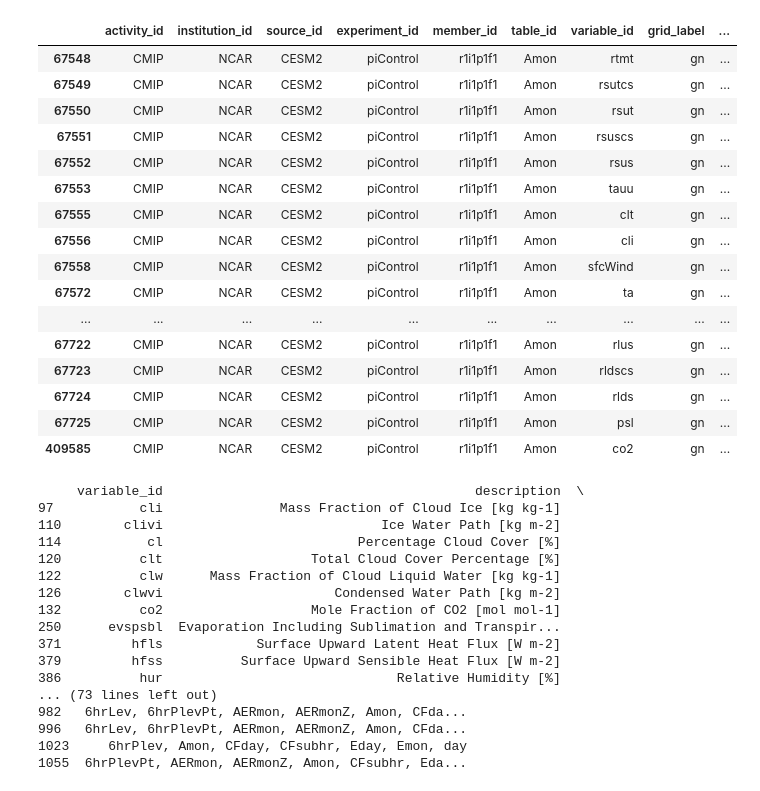
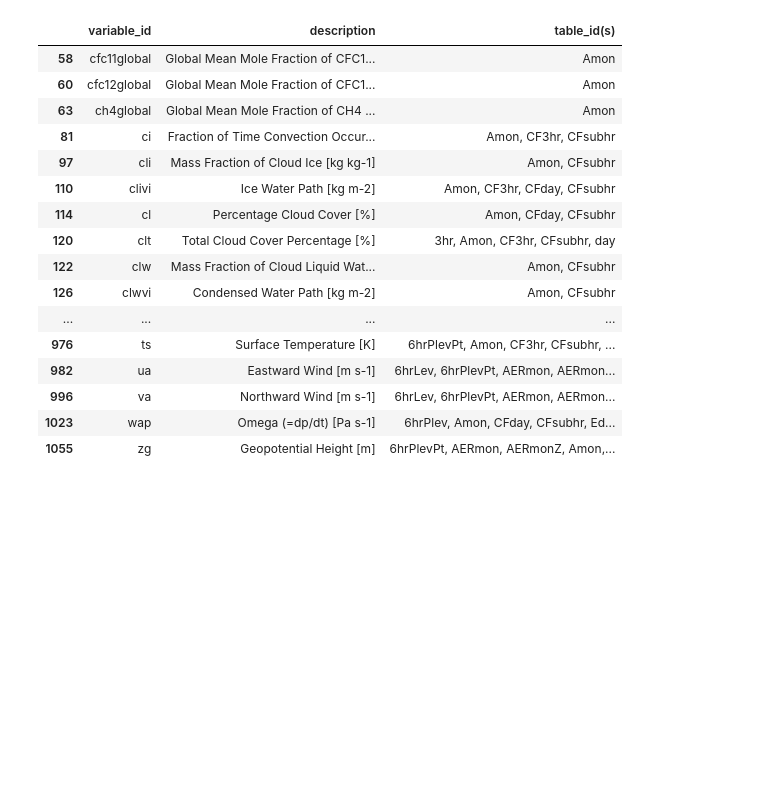
Before and after one commit to TimZzm/Graduate_research, a Jupyter notebook: DataFrame_Filter.ipynb, the cells around one changed output. Drawn from its saved outputs; the diff is of its cells as text; code cells hidden in the pictures; blank space fills up the shorter version.

```diff
--- a/DataFrame_Filter.ipynb
+++ b/DataFrame_Filter.ipynb
@@ -13,6 +13,10 @@ import requests
 import aiohttp
 import nc_time_axis
 import cftime
+# %%
+pd.set_option('display.max_columns', None)
+pd.set_option('display.max_rows', None)
+pd.set_option('display.width', None)
 # %%
 %matplotlib inline
 %config InlineBackend.figure_format = 'retina'
@@ -30,47 +34,32 @@ df.head()
 | 4 | HighResMIP | CMCC | CMCC-CM2-HR4 | highresSST-present | r1i1p1f1 | Amon | psl | gn | ... |
 # %%
 # df_ta_ncar = df.query("activity_id=='CMIP' & table_id == 'Amon' &  source_id == 'CESM2' & variable_id == 'tas'  & institution_id == 'NCAR'")
-df_ta_ncar = df.query("experiment_id == 'piControl' & table_id == 'Amon' &  source_id == 'CESM2' & activity_id=='CMIP' & institution_id == 'NCAR'")
+df_ta_ncar = df.query("experiment_id == 'historical' & table_id =='Amon' & source_id == 'CESM2' & activity_id=='CMIP' & institution_id == 'NCAR'")
 vars_here = df_ta_ncar["variable_id"].copy()
 # df_ta_ncar.experiment_id.unique()
-display(df_ta_ncar)
+
+#display(df_ta_ncar)
+
 # display(vars_here)
-print(var_df[var_df["variable_id"].isin(vars_here)])
+display(var_df[var_df["variable_id"].isin(vars_here)])
 # %% [output]
-|  | activity_id | institution_id | source_id | experiment_id | member_id | table_id | variable_id | grid_label | ... |
-| 67548 | CMIP | NCAR | CESM2 | piControl | r1i1p1f1 | Amon | rtmt | gn | ... |
-| 67549 | CMIP | NCAR | CESM2 | piControl | r1i1p1f1 | Amon | rsutcs | gn | ... |
-| 67550 | CMIP | NCAR | CESM2 | piControl | r1i1p1f1 | Amon | rsut | gn | ... |
-| 67551 | CMIP | NCAR | CESM2 | piControl | r1i1p1f1 | Amon | rsuscs | gn | ... |
-| 67552 | CMIP | NCAR | CESM2 | piControl | r1i1p1f1 | Amon | rsus | gn | ... |
-| 67553 | CMIP | NCAR | CESM2 | piControl | r1i1p1f1 | Amon | tauu | gn | ... |
-| 67555 | CMIP | NCAR | CESM2 | piControl | r1i1p1f1 | Amon | clt | gn | ... |
-| 67556 | CMIP | NCAR | CESM2 | piControl | r1i1p1f1 | Amon | cli | gn | ... |
-| 67558 | CMIP | NCAR | CESM2 | piControl | r1i1p1f1 | Amon | sfcWind | gn | ... |
-| 67572 | CMIP | NCAR | CESM2 | piControl | r1i1p1f1 | Amon | ta | gn | ... |
-| ... | ... | ... | ... | ... | ... | ... | ... | ... | ... |
-| 67722 | CMIP | NCAR | CESM2 | piControl | r1i1p1f1 | Amon | rlus | gn | ... |
-| 67723 | CMIP | NCAR | CESM2 | piControl | r1i1p1f1 | Amon | rldscs | gn | ... |
-| 67724 | CMIP | NCAR | CESM2 | piControl | r1i1p1f1 | Amon | rlds | gn | ... |
-| 67725 | CMIP | NCAR | CESM2 | piControl | r1i1p1f1 | Amon | psl | gn | ... |
-| 409585 | CMIP | NCAR | CESM2 | piControl | r1i1p1f1 | Amon | co2 | gn | ... |
+|  | variable_id | description | table_id(s) |
+| 58 | cfc11global | Global Mean Mole Fraction of CFC1... | Amon |
+| 60 | cfc12global | Global Mean Mole Fraction of CFC1... | Amon |
+| 63 | ch4global | Global Mean Mole Fraction of CH4 ... | Amon |
+| 81 | ci | Fraction of Time Convection Occur... | Amon, CF3hr, CFsubhr |
+| 97 | cli | Mass Fraction of Cloud Ice [kg kg-1] | Amon, CFsubhr |
+| 110 | clivi | Ice Water Path [kg m-2] | Amon, CF3hr, CFday, CFsubhr |
+| 114 | cl | Percentage Cloud Cover [%] | Amon, CFday, CFsubhr |
+| 120 | clt | Total Cloud Cover Percentage [%] | 3hr, Amon, CF3hr, CFsubhr, day |
+| 122 | clw | Mass Fraction of Cloud Liquid Wat... | Amon, CFsubhr |
+| 126 | clwvi | Condensed Water Path [kg m-2] | Amon, CFsubhr |
+| ... | ... | ... | ... |
+| 976 | ts | Surface Temperature [K] | 6hrPlevPt, Amon, CF3hr, CFsubhr, ... |
+| 982 | ua | Eastward Wind [m s-1] | 6hrLev, 6hrPlevPt, AERmon, AERmon... |
+| 996 | va | Northward Wind [m s-1] | 6hrLev, 6hrPlevPt, AERmon, AERmon... |
+| 1023 | wap | Omega (=dp/dt) [Pa s-1] | 6hrPlev, Amon, CFday, CFsubhr, Ed... |
+| 1055 | zg | Geopotential Height [m] | 6hrPlevPt, AERmon, AERmonZ, Amon,... |
-     variable_id                                        description  \
-97           cli               Mass Fraction of Cloud Ice [kg kg-1]
-110        clivi                            Ice Water Path [kg m-2]
-114           cl                         Percentage Cloud Cover [%]
-120          clt                   Total Cloud Cover Percentage [%]
-122          clw      Mass Fraction of Cloud Liquid Water [kg kg-1]
-126        clwvi                      Condensed Water Path [kg m-2]
-132          co2                   Mole Fraction of CO2 [mol mol-1]
-250      evspsbl  Evaporation Including Sublimation and Transpir...
-371         hfls            Surface Upward Latent Heat Flux [W m-2]
-379         hfss          Surface Upward Sensible Heat Flux [W m-2]
-386          hur                              Relative Humidity [%]
-... (73 lines left out)
-982   6hrLev, 6hrPlevPt, AERmon, AERmonZ, Amon, CFda...
-996   6hrLev, 6hrPlevPt, AERmon, AERmonZ, Amon, CFda...
-1023     6hrPlev, Amon, CFday, CFsubhr, Eday, Emon, day
-1055  6hrPlevPt, AERmon, AERmonZ, Amon, CFsubhr, Eda...
 # %%
 # df_ta_ncar = df.query("activity_id=='CMIP' & table_id == 'Amon' &  source_id == 'CESM2' & variable_id == 'tas'  & institution_id == 'NCAR'")
 df_ta_ncar = df.query("experiment_id == 'historical' & table_id == 'Amon' &  source_id == 'CESM2' & activity_id=='CMIP'")
```
Also changed, not shown: parts of 1 cell of this notebook, 16 other files.
